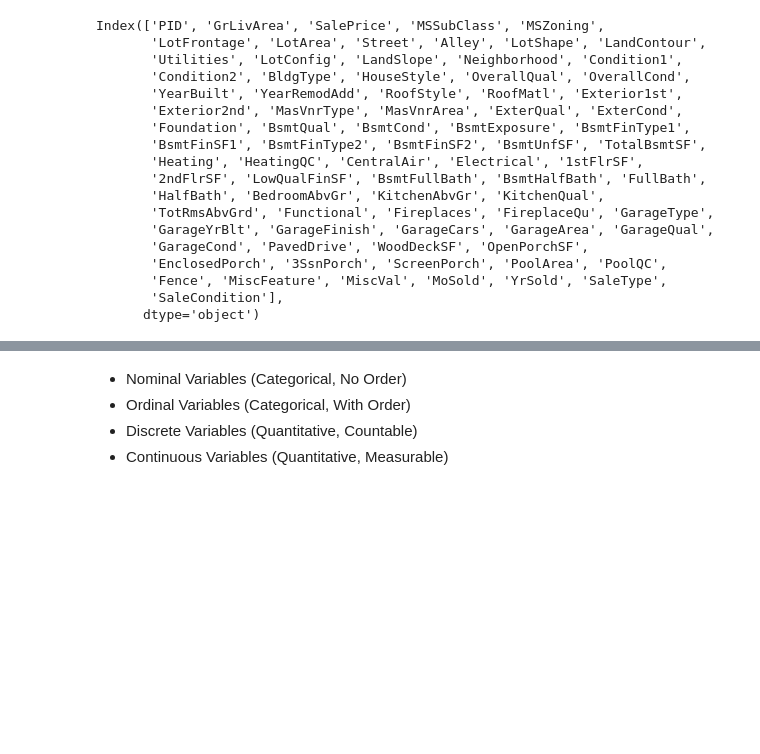
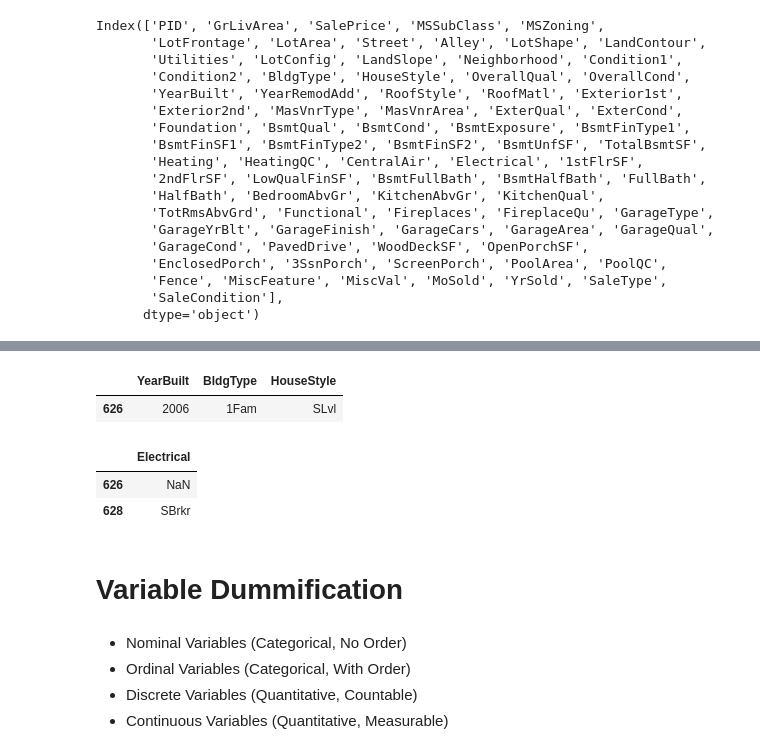
Before and after one commit to erinnyy/Ames_ML_Project, a Jupyter notebook: Data_Cleaning_Preprocessing.ipynb, the cells around one changed output, grey strips where cells are left out. Cells and saved outputs as stored; diff of their text form; code cells hidden in the pictures; blank space fills up the shorter version.

Commit message:
added features categorization and finished cleaning features in Utilities and House External Features section

```diff
--- a/Data_Cleaning_Preprocessing.ipynb
+++ b/Data_Cleaning_Preprocessing.ipynb
@@ -215,0 +390,7 @@ Index(['PID', 'GrLivArea', 'SalePrice', 'MSSubClass', 'MSZoning',
+# %%
+# ordinalize 'ExterQual','ExterCond'
+housing['ExterQual_ordinal'] = housing['ExterQual'].map(qual_cond_map)
+housing['ExterCond_ordinal'] = housing['ExterCond'].map(qual_cond_map)
+# %%
+# drop column that has been ordinalized
+housing.drop(columns=['ExterQual','ExterCond'], inplace=True)
@@ -215,0 +408,14 @@ Index(['PID', 'GrLivArea', 'SalePrice', 'MSSubClass', 'MSZoning',
+# %%
+# ordinalize heating quality ratings
+# Define the ordinal mapping
+# heatingqc_map = {
+#     'Ex': 5,   # Excellent
+#     'Gd': 4,   # Good
+#     'TA': 3,   # Typical/Average
+#     'Fa': 2,   # Fair
+#     'Po': 1    # Poor
+# }
+
+# Apply the mapping
+housing['HeatingQC_ordinal'] = housing['HeatingQC'].map(qual_cond_map)
+housing['HeatingQC_ordinal'].value_counts()
@@ -215,0 +430,17 @@ Index(['PID', 'GrLivArea', 'SalePrice', 'MSSubClass', 'MSZoning',
+# %%
+# drop column that has been ordinalized
+housing.drop(columns=['HeatingQC'], inplace=True)
+# %%
+# 1 house with missing Electrical value is built in 2006, 1 Fam Bldg Type and SLvl House stype
+housing[housing['Electrical'].isnull()][['YearBuilt','BldgType','HouseStyle']]
+# %% [output]
+|  | YearBuilt | BldgType | HouseStyle |
+| 626 | 2006 | 1Fam | SLvl |
+# %%
+# I used the Electrical from another house that was built in the same year and with same housing / blvd style
+housing.loc[
+    (housing['YearBuilt'] == 2006) & (housing['BldgType'] == '1Fam') & (housing['HouseStyle'] == 'SLvl')][['Electrical']]
+# %% [output]
+|  | Electrical |
+| 626 | NaN |
+| 628 | SBrkr |
@@ -215,0 +452,2 @@ Index(['PID', 'GrLivArea', 'SalePrice', 'MSSubClass', 'MSZoning',
+# %% [markdown]
+# Variable Dummification
```
Also changed, not shown: parts of 48 cells of this notebook.
